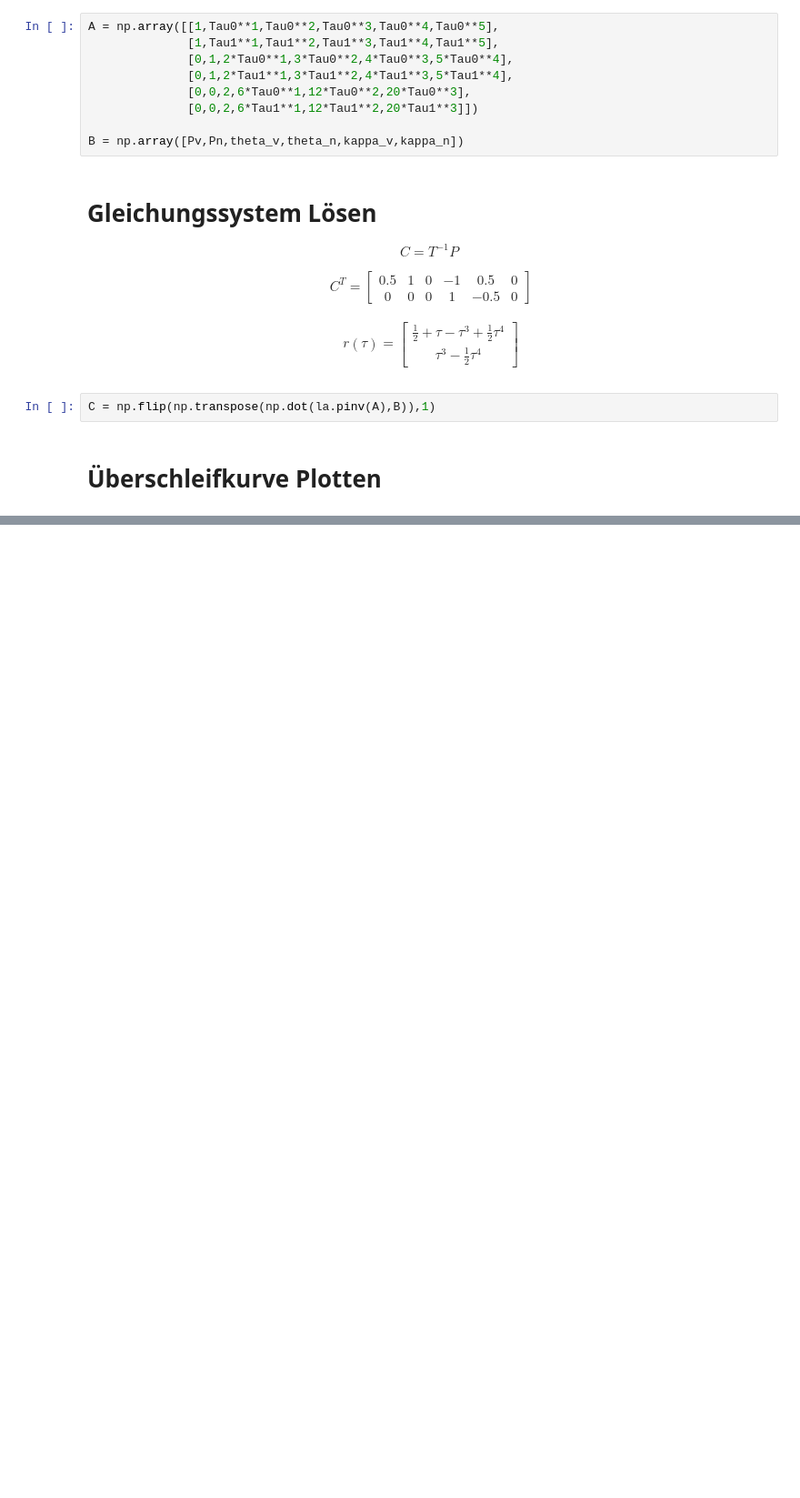
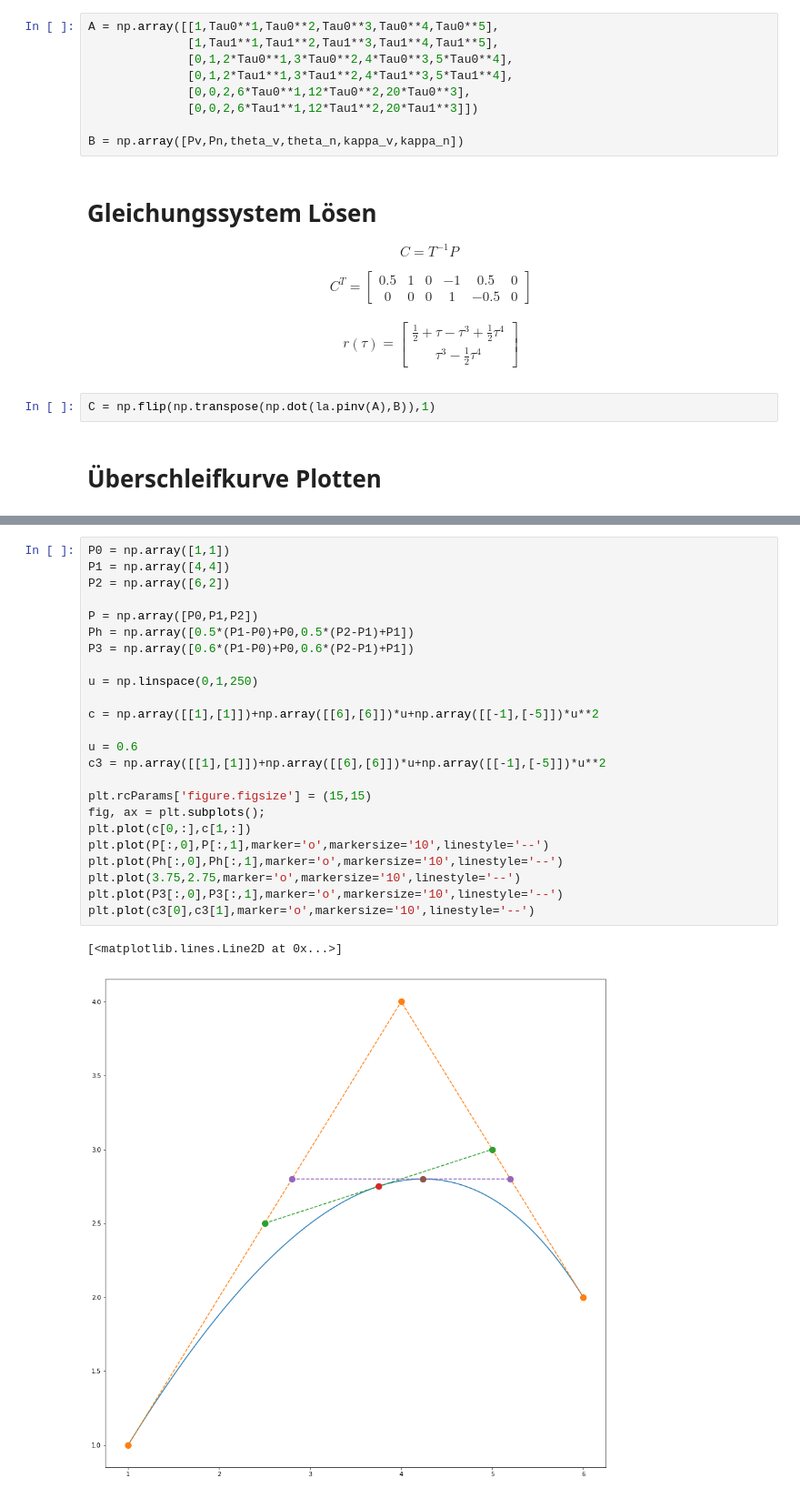
Before and after one commit to ISWBenjaminKaiser/STdWZM, a Jupyter notebook: SS2018/python/Uebung2018.ipynb, the cells around one changed output, grey strips where cells are left out. Shown at 91% size. Drawn from its saved outputs; the diff is of its cells as text; blank space fills up the shorter version.

```diff
--- a/SS2018/python/Uebung2018.ipynb
+++ b/SS2018/python/Uebung2018.ipynb
@@ -969,0 +1220,27 @@ ax3.legend()
+# %%
+P0 = np.array([1,1])
+P1 = np.array([4,4])
+P2 = np.array([6,2])
+
+P = np.array([P0,P1,P2])
+Ph = np.array([0.5*(P1-P0)+P0,0.5*(P2-P1)+P1])
+P3 = np.array([0.6*(P1-P0)+P0,0.6*(P2-P1)+P1])
+
+u = np.linspace(0,1,250)
+
+c = np.array([[1],[1]])+np.array([[6],[6]])*u+np.array([[-1],[-5]])*u**2
+
+u = 0.6
+c3 = np.array([[1],[1]])+np.array([[6],[6]])*u+np.array([[-1],[-5]])*u**2
+
+plt.rcParams['figure.figsize'] = (15,15)
+fig, ax = plt.subplots();
+plt.plot(c[0,:],c[1,:])
+plt.plot(P[:,0],P[:,1],marker='o',markersize='10',linestyle='--')
+plt.plot(Ph[:,0],Ph[:,1],marker='o',markersize='10',linestyle='--')
+plt.plot(3.75,2.75,marker='o',markersize='10',linestyle='--')
+plt.plot(P3[:,0],P3[:,1],marker='o',markersize='10',linestyle='--')
+plt.plot(c3[0],c3[1],marker='o',markersize='10',linestyle='--')
+# %% [output]
+[<matplotlib.lines.Line2D at 0x...>]
+[figure, added]
```
Also changed, not shown: parts of 18 cells of this notebook.
